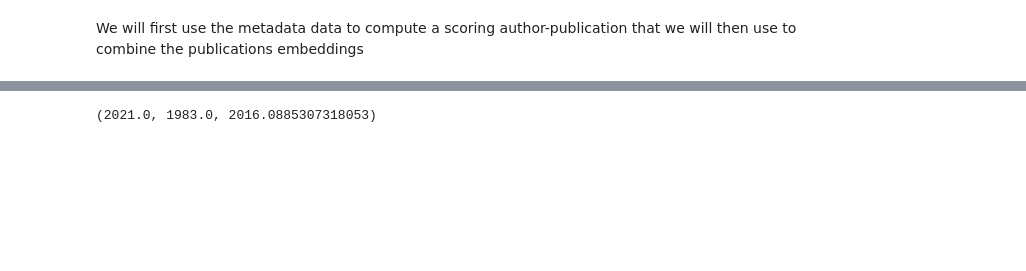
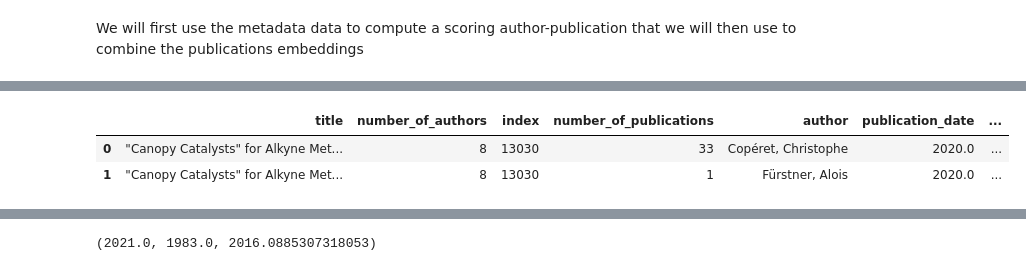
Before and after one commit to GiuliaLanzillotta/ETH_SEARCH, a Jupyter notebook: Embedding LDA.ipynb, the cells around one changed output, grey strips where cells are left out. Saved outputs shown, nothing was run; the diff lists cells and outputs as text; code cells hidden in the pictures; blank space fills up the shorter version.

```diff
--- a/Embedding LDA.ipynb
+++ b/Embedding LDA.ipynb
@@ -370,5 +370,13 @@ graph_data_prime.head(2)
 | 0 | 14835 | 1 | A Follow-Up of the Multicenter Co... | 454 HIV-1 Alpha Study Group | 2016.0 | Journal Article |
 | 1 | 8399 | 1 | Dysfunctional Autism Risk Genes C... | A-Bhaskaran, Arjun | 2018.0 | Journal Article |
+# %%
+counts_df2 = graph_data_temp.groupby(["title"]).size().reset_index(name = 'number_of_authors')
+graph_data_prime = pd.merge(counts_df2, graph_data_temp, on=["title"], how="inner")
+graph_data_prime.head(2)
+# %% [output]
+|  | title | number_of_authors | index | number_of_publications | author | publication_date | ... |
+| 0 | "Canopy Catalysts" for Alkyne Met... | 8 | 13030 | 33 | Copéret, Christophe | 2020.0 | ... |
+| 1 | "Canopy Catalysts" for Alkyne Met... | 8 | 13030 | 1 | Fürstner, Alois | 2020.0 | ... |
 # %%
 print(graph_data_prime.shape)
 graph_data_prime = graph_data_prime.drop_duplicates(["title","author"])
```
Also changed, not shown: parts of 11 cells of this notebook.
